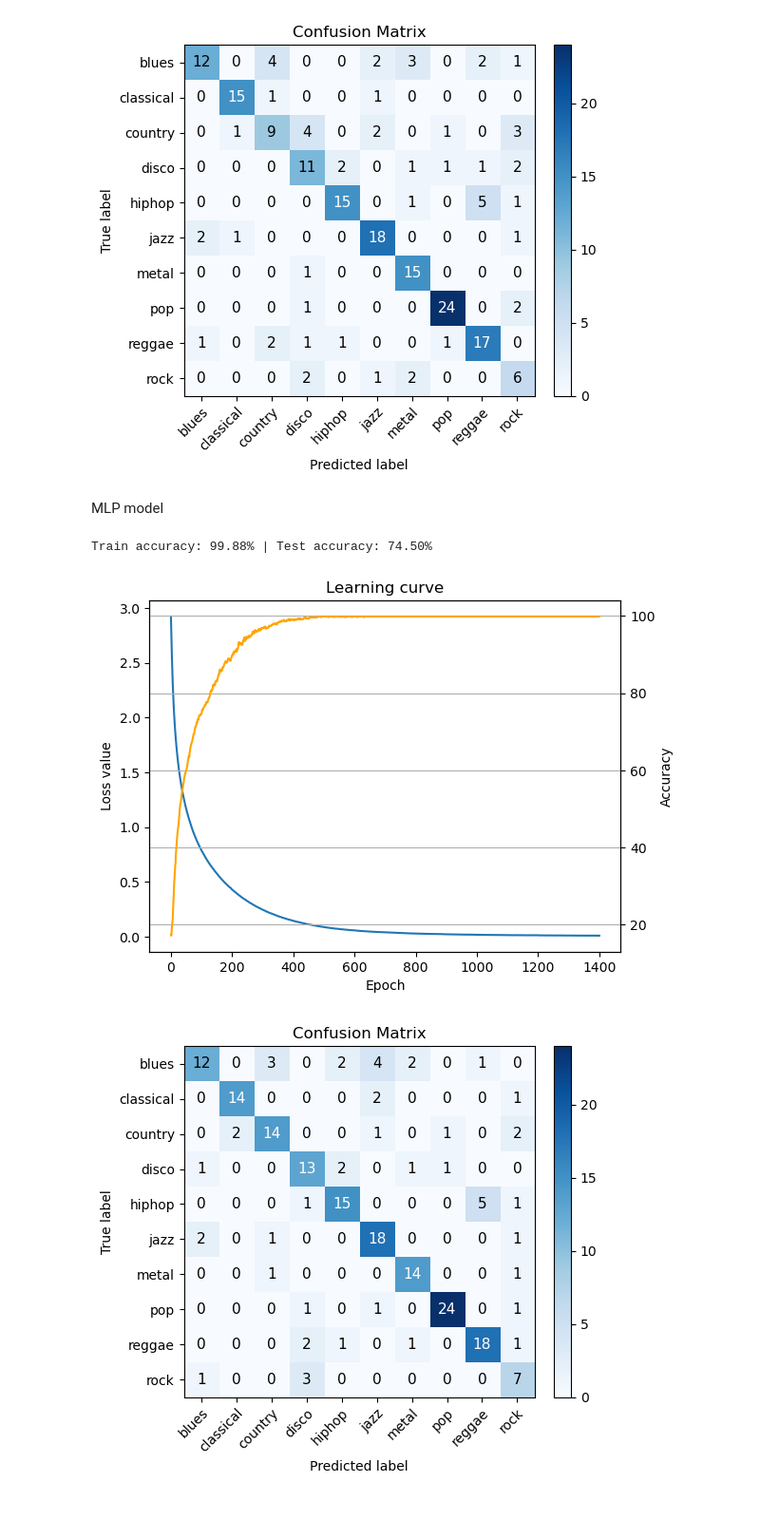
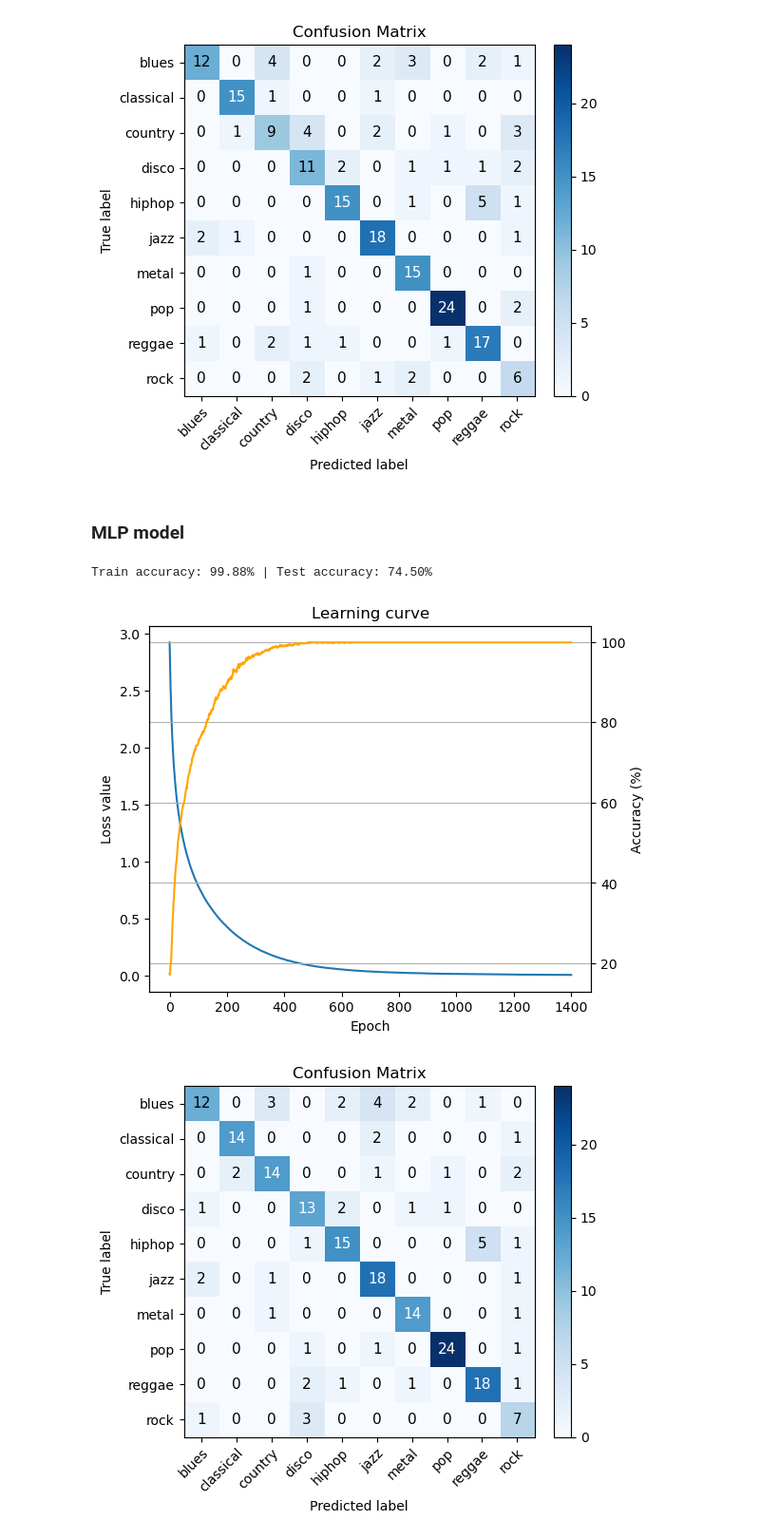
Before and after one commit to jpalikowska/Music-AppliedML, a Jupyter notebook: notebookJP.ipynb, the cells around one changed output. Shown: that part at 95% size. Drawn from its saved outputs; the diff is of its cells as text; code cells hidden in the pictures; blank space fills up the shorter version.

```diff
--- a/notebookJP.ipynb
+++ b/notebookJP.ipynb
@@ -203,7 +214,7 @@ confusion_matrix(true_labels, pred_labels, num_classes=10, class_names=class_nam
   - Classifier 'reggae' vs 'rock': 94.1176
 [figure]
 # %% [markdown]
-MLP model
+### MLP model
 # %%
 # Convert string labels to integer class labels
 Y_train_int = labels_to_numbers(Y_train)
@@ -233,21 +244,9 @@ print(f"Train accuracy: {metrics_history['accuracy'][-1]:.2f}% | "
 # %% [output]
 Train accuracy: 99.88% | Test accuracy: 74.50%
 # %%
-fig, ax = plt.subplots()
-
-ax.plot(range(len(metrics_history['loss'])), metrics_history['loss'])
-ax.set_ylabel('Loss value')
-
-ax2 = ax.twinx()
-ax2.plot(range(len(metrics_history['accuracy'])), metrics_history['accuracy'], color='orange')
-ax2.set_ylabel('Accuracy')
-
-ax.set_xlabel('Epoch')
-
-plt.title('Learning curve')
-plt.grid()
+plot_learning_curves(metrics_history)
 # %% [output]
-[figure, old version]
+[figure, new version]
 # %%
 # Step 1: Convert true string labels to integer class indices
 Y_test_int = labels_to_numbers(Y_test, class_names=class_names)
```
Also changed, not shown: parts of 14 cells of this notebook, 4 other files.
